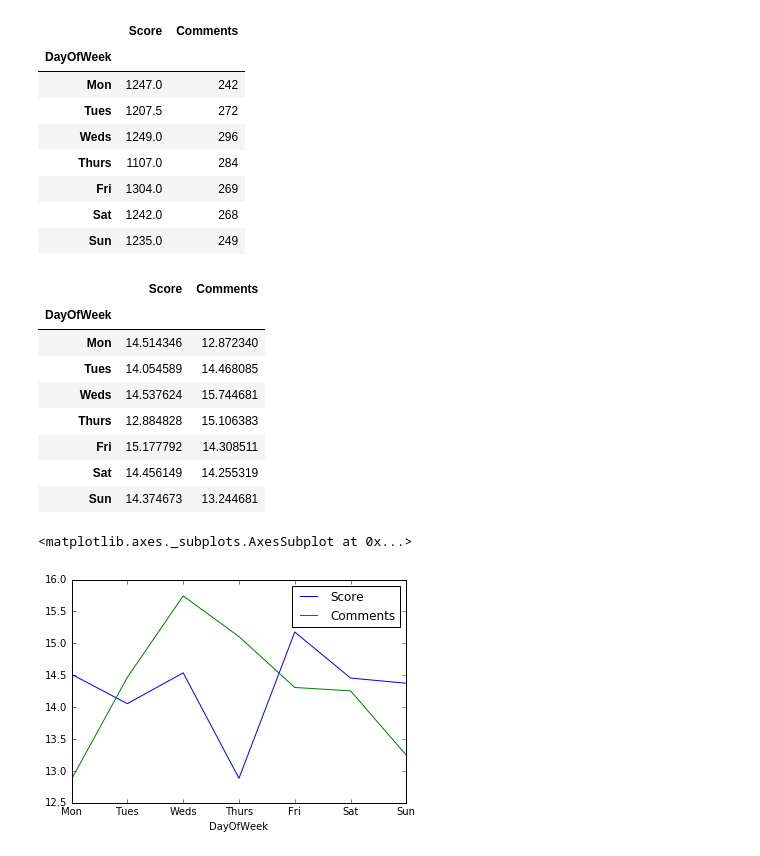
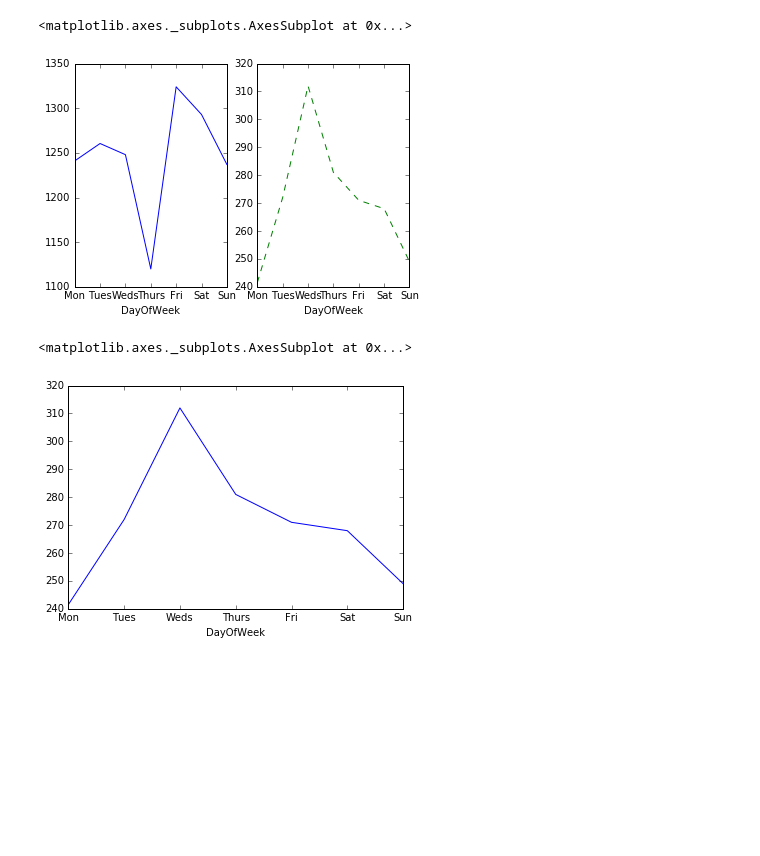
Before and after one commit to t-redactyl/Blog-posts, a Jupyter notebook: 2015-12-09-reddit-api-part-4.ipynb, the cells around one changed output. Cells and saved outputs as stored; diff of their text form; code cells hidden in the pictures; blank space fills up the shorter version.

```diff
--- a/2015-12-09-reddit-api-part-4.ipynb
+++ b/2015-12-09-reddit-api-part-4.ipynb
@@ -418,33 +122,18 @@ score_com_day = score_com_day.reindex(['Mon', 'Tues', 'Weds',
+# %%
+fig = plt.figure()
+ax1 = fig.add_subplot(1, 2, 1)
+score_com_day['Score'].plot()
+
+ax2 = fig.add_subplot(1, 2, 2)
+score_com_day['Comments'].plot(linestyle='--', color='g')
+# %% [output]
+<matplotlib.axes._subplots.AxesSubplot at 0x...>
+[figure, added]
 # %%
-score_com_day
+score_com_day['Comments'].plot()
 # %% [output]
-|  | Score | Comments |
-| DayOfWeek |  |  |
-| Mon | 1247.0 | 242 |
-| Tues | 1207.5 | 272 |
-| Weds | 1249.0 | 296 |
-| Thurs | 1107.0 | 284 |
-| Fri | 1304.0 | 269 |
-| Sat | 1242.0 | 268 |
-| Sun | 1235.0 | 249 |
+<matplotlib.axes._subplots.AxesSubplot at 0x...>
+[figure, added]
-# %%
-score_com_pcts = score_com_day.apply(lambda c: c/c.sum() * 100, axis=0)
-score_com_pcts
-# %% [output]
-|  | Score | Comments |
-| DayOfWeek |  |  |
-| Mon | 14.514346 | 12.872340 |
-| Tues | 14.054589 | 14.468085 |
-| Weds | 14.537624 | 15.744681 |
-| Thurs | 12.884828 | 15.106383 |
-| Fri | 15.177792 | 14.308511 |
-| Sat | 14.456149 | 14.255319 |
-| Sun | 14.374673 | 13.244681 |
-# %%
-score_com_pcts.plot()
-# %% [output]
-<matplotlib.axes._subplots.AxesSubplot at 0x...>
-[figure, removed]
 # %%
 d = {}
 for key, value in rel_df.groupby('DayOfWeek'):
```
Also changed, not shown: parts of 68 cells of this notebook.
